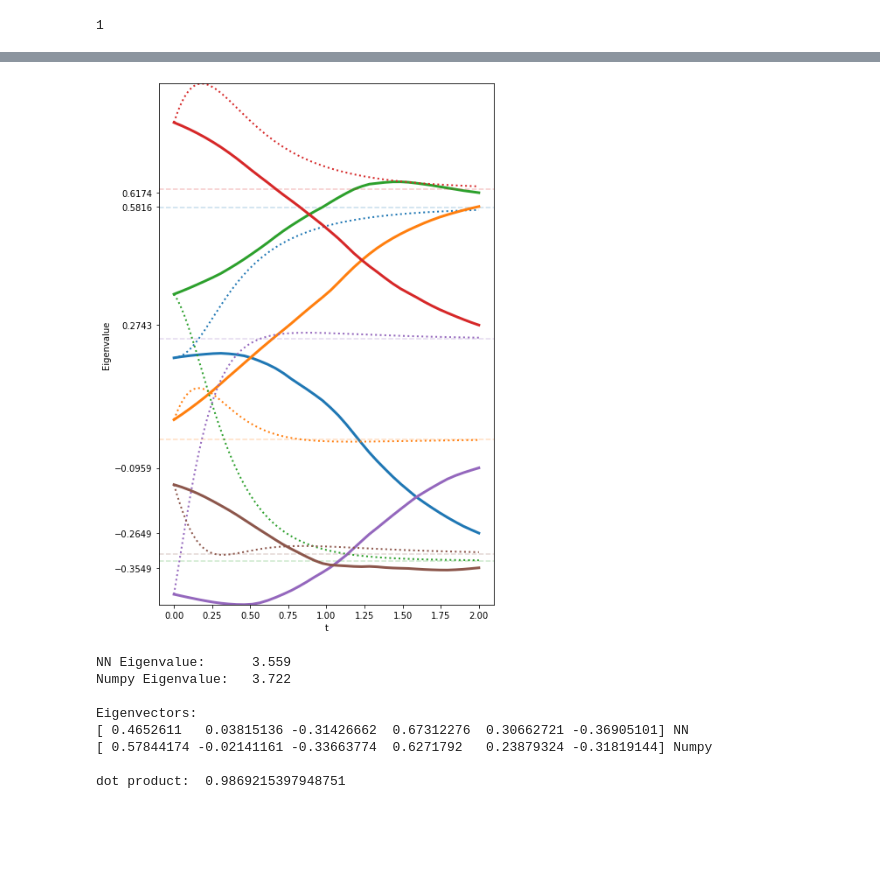
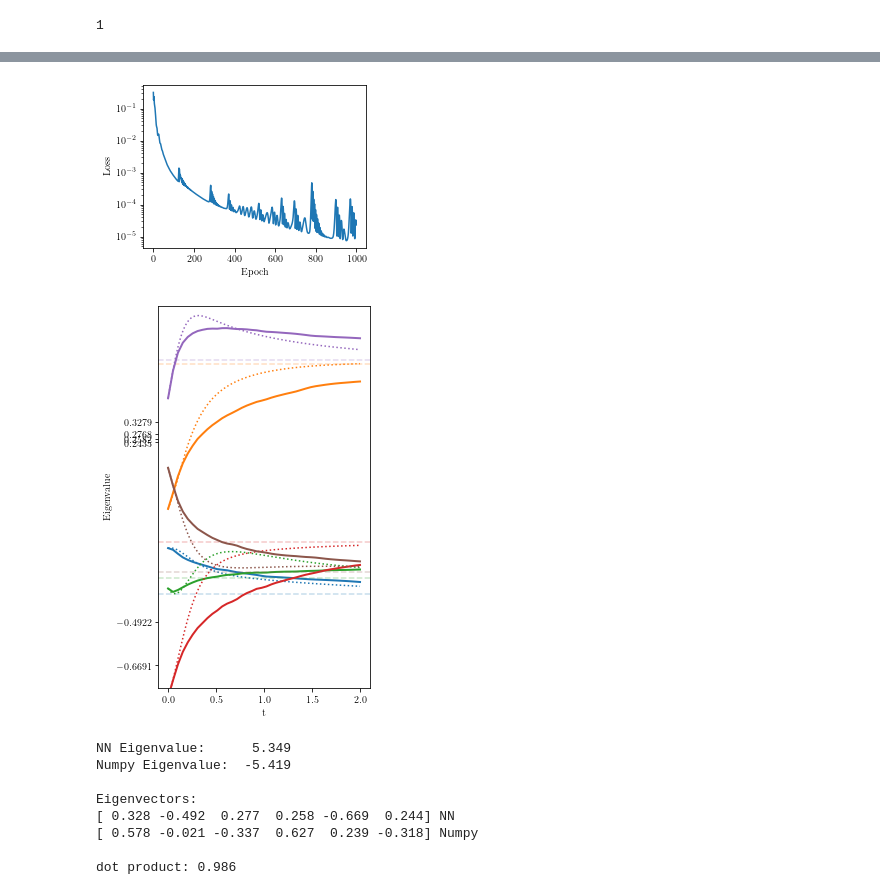
Before and after one commit to nicholaskarlsen/FYS-STK4155, a Jupyter notebook: project_3/notebooks/Eigen_torch_minibatches-Copy1.ipynb, the cells around one changed output, grey strips where cells are left out. Cells and saved outputs as stored; diff of their text form; code cells hidden in the pictures; blank space fills up the shorter version.

Commit message:
made some figures

```diff
--- a/project_3/notebooks/Eigen_torch_minibatches-Copy1.ipynb
+++ b/project_3/notebooks/Eigen_torch_minibatches-Copy1.ipynb
@@ -106,7 +124,7 @@ epoch_arr_tot_10 = np.empty(0, dtype=np.float)
 # %% [output]
 1
 # %%
-EPOCHS = 100
+EPOCHS = 1000
 
 loss_arr_curr_10 = np.empty(EPOCHS, dtype=np.float)
 epoch_arr_curr_10 = np.empty(EPOCHS, dtype=np.float)
@@ -235,4 +268,5 @@ dot product:  0.9869215397948751
 # %% [markdown]
 ## Compute the smalles eigenvalue & Eigenvector
 # %%
-A_neg = - A
+A_neg = - torch.clone(A)
+A_neg
@@ -253,4 +280,9 @@ def f_trial_small(t, N):
 # %%
+# Shape of network
+input_dim = 1
+hidden_neurons = 50
+output_dim = v0.size(0)
+
 learning_rate = 2e-2
 N_minibatches = 1#int(num_points / 12)
 print(N_minibatches)
@@ -272,33 +304,28 @@ epoch_arr_tot_small = np.empty(0, dtype=np.float)
 # %% [output]
 1
 # %%
-EPOCHS = 100
+EPOCHS = 1000
 
 loss_arr_curr_small = np.empty(EPOCHS, dtype=np.float)
 epoch_arr_curr_small = np.empty(EPOCHS, dtype=np.float)
 
 for epoch in range(EPOCHS):
-    # Split into minibatches
     mb = minibatch(num_points, N_minibatches)
-
     for i in range(N_minibatches):
         N_output = model_small(t[mb[i]])
 
         # Compute and print loss
-        loss = costfunction(t[mb[i]], N_output, A_neg, f_trial_small)
-
+        loss = costfunction(t[mb[i]], N_output, A_neg, f_trial)
         # Use autograd to compute the backward pass.
-        optimizer.zero_grad()
+        optimizer_small.zero_grad()
         loss.backward()
-        optimizer.step()
+        optimizer_small.step()
 
     N_output = model_small(t)
     loss = costfunction(t, N_output, A_neg, f_trial)
-
     # Compute loss of entire sample
     if epoch % 10 == 0:
         print(f"{TOT_EPOCHS_small + epoch}: loss = ",loss)
-
     loss_arr_curr_small[epoch] = loss
     epoch_arr_curr_small[epoch] = TOT_EPOCHS_small + epoch
 
@@ -326,3 +360,11 @@ Text(0.5, 0, 'Epoch')
+# %%
+plt.figure(figsize=(4,3))
+plt.semilogy(epoch_arr_tot_small, loss_arr_tot_small)
+plt.ylabel("Loss")
+plt.xlabel("Epoch")
+plt.savefig("../figs/eigenval_small_loss.pdf")
+# %% [output]
+[figure, added]
 # %%
 N_output = model_small(t)
 v_pred_np = np.zeros([t.size(0), 6])
@@ -332,7 +374,7 @@ for i in range(t.size(0)):
 
 # Solve ODE analytically using FW Euler
 x_t = v0.detach().numpy()
-A_t = A.detach().numpy()
+A_t = A_neg.detach().numpy()
 dt = 0.01
 N = 200
 time = np.linspace(0, dt * N, N)
@@ -346,61 +388,61 @@ x_euler[N-1, :] = x_t.reshape(6)
 x_euler[N-1, :] /= np.sqrt(np.dot(x_euler[i, :], x_euler[i, :]))
 
 colors = ["tab:blue", "tab:orange", "tab:green", "tab:red", "tab:purple", "tab:brown"]
 
-plt.figure(figsize=(12, 9))
-plt.subplot(121)
+plt.figure(figsize=(4, 6))
+#plt.subplot(121)
 
 y_min = min([np.amin(x_euler), np.amin(v_pred_np)])
 y_max = max([np.amax(x_euler), np.amax(v_pred_np)])
 
 for d in range(6):
-    plt.plot(t.detach().numpy(), v_pred_np[:, d], ls = "solid", color=colors[d], linewidth=3)
-    plt.plot(time, x_euler[:, d], ls=":" , color=colors[d], linewidth=2)
-    plt.axhline(eigvec[d, -1], alpha=0.25, color=colors[d], ls="--")
-#plt.yticks(x_euler[-1, :])
+    plt.plot(t.detach().numpy(), -v_pred_np[:, d], ls = "solid", color=colors[d], linewidth=2)
+    plt.plot(time, -x_euler[:, d], ls=":" , color=colors[d], linewidth=1.5)
+    plt.axhline(eigvec[d, 0], alpha=0.25, color=colors[d], ls="--")
+
 plt.yticks(v_pred_np[-1, :])
 plt.ylim(y_min,y_max)
 plt.xlabel("t")
 
 #plt.tick_params(axis='y', which='both', labelleft='off', labelright='on')
 #plt.gca().yaxis.set_label_position("right")
 plt.ylabel("Eigenvalue")
 
 """
 plt.subplot(122)
 for d in range(6):
     plt.plot(t.detach().numpy(), v_pred_np[:, d], "o", color=colors[d], linewidth=3)
     plt.axhline(eigvec[d, -1], alpha=0.25, color=colors[d], ls="--")
 plt.yticks(v_pred_np[-1, :])
 plt.ylim(y_min, y_max)
 plt.xlabel("t")
 """
 
 plt.tight_layout()
-plt.savefig("test.png")
+#plt.savefig("test.png")
 plt.show()
 # %% [output]
-[figure, old version]
+[figure, new version]
 # %%
-eigval, eigvec = np.linalg.eigh(A.detach().numpy())
 # Compute eigenvalue
-eigval_nn = (v_pred_np[-1, :].T @ A_t @ v_pred_np[-1, :] / (v_pred_np[-1, :].T @ v_pred_np[-1, :]))
+eigval_nn = ((-v_pred_np[-1, :]).T @ A_t @ (-v_pred_np[-1, :]) / ((-v_pred_np[-1, :]).T @ (-v_pred_np[-1, :])))
 print("NN Eigenvalue: %10.3f"
       % eigval_nn)
-print("Numpy Eigenvalue: %7.3f" % eigval[-1])
+print("Numpy Eigenvalue: %7.3f" % eigval[0])
 
-print("\nEigenvectors:")
-print(v_pred_np[-1, :], "NN")
-print(eigvec[:,-1], "Numpy")
+with np.printoptions(precision=3):
+    print("\nEigenvectors:")
+    print(v_pred_np[-1, :], "NN")
+    print(eigvec[:,-1], "Numpy")
 
 # Note; eigvec is normed!
-print("\ndot product: ", np.dot(eigvec[:, -1], v_pred_np[-1, :]))
+print("\ndot product: %.3f" % np.dot(eigvec[:, 0], -v_pred_np[-1, :]))
 # %% [output]
-NN Eigenvalue:      3.559
-Numpy Eigenvalue:   3.722
+NN Eigenvalue:      5.349
+Numpy Eigenvalue:  -5.419
 
 Eigenvectors:
-[ 0.4652611   0.03815136 -0.31426662  0.67312276  0.30662721 -0.36905101] NN
-[ 0.57844174 -0.02141161 -0.33663774  0.6271792   0.23879324 -0.31819144] Numpy
+[ 0.328 -0.492  0.277  0.258 -0.669  0.244] NN
+[ 0.578 -0.021 -0.337  0.627  0.239 -0.318] Numpy
 
-dot product:  0.9869215397948751
+dot product: 0.986
```
Also changed, not shown: parts of 15 cells of this notebook, 30 other files.
